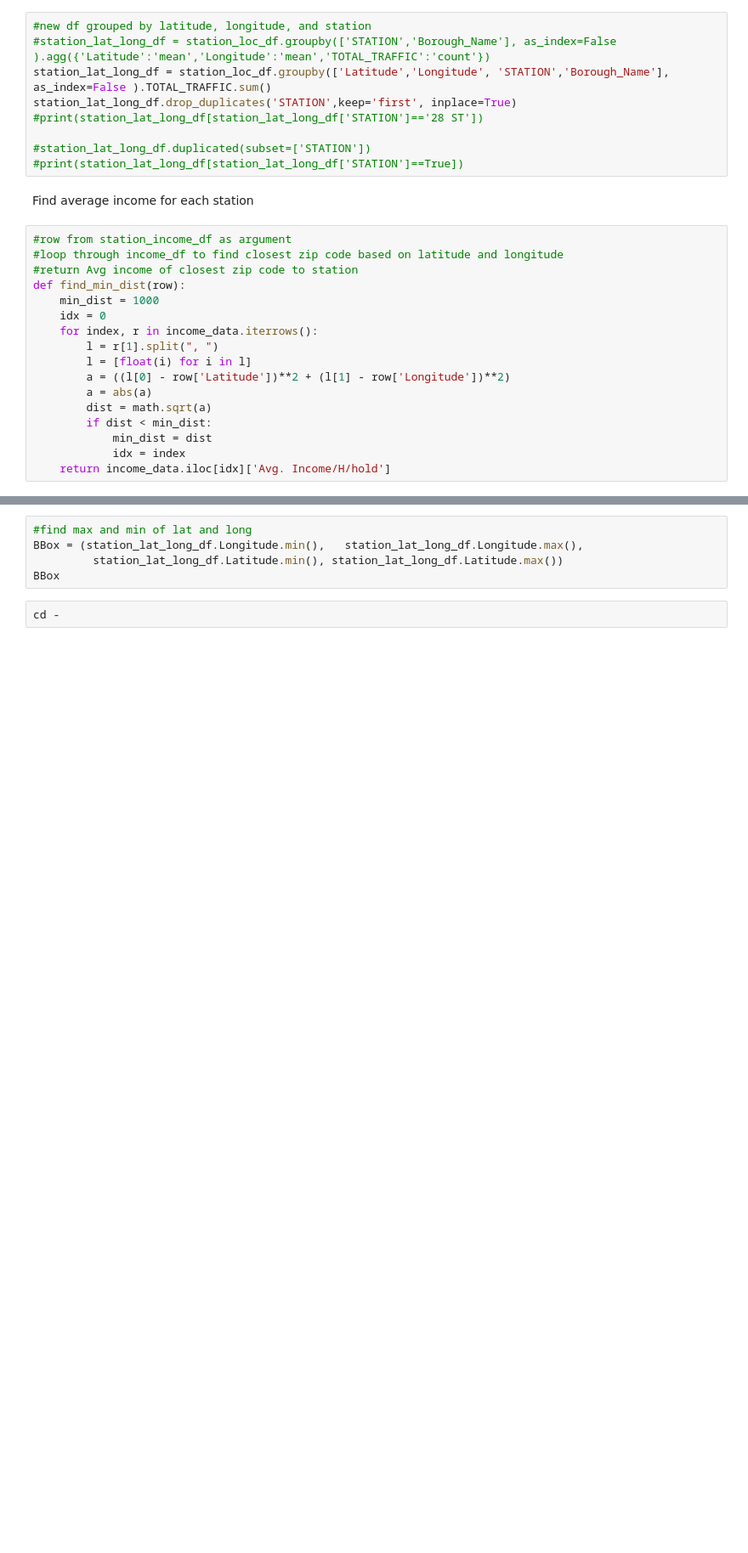
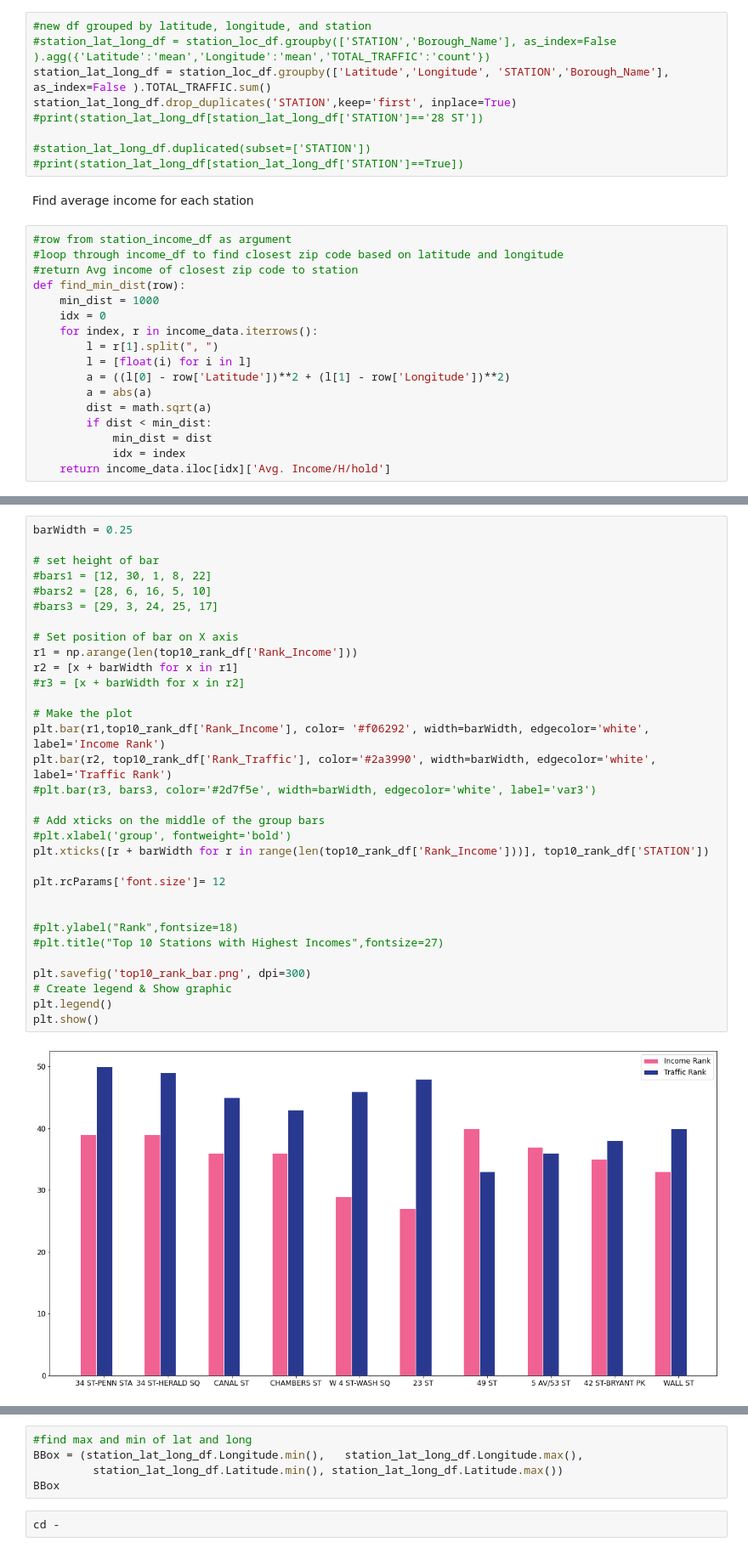
Before and after one commit to racheldilley1/mta-project-1, a Jupyter notebook: Proj2.ipynb, the cells around one changed output, grey strips where cells are left out. Shown at 85% size. Drawn from its saved outputs; the diff is of its cells as text; blank space fills up the shorter version.

Commit message:
add rank graph

```diff
--- a/Proj2.ipynb
+++ b/Proj2.ipynb
@@ -466,0 +538,34 @@ Index: []
+# %%
+barWidth = 0.25
+
+# set height of bar
+#bars1 = [12, 30, 1, 8, 22]
+#bars2 = [28, 6, 16, 5, 10]
+#bars3 = [29, 3, 24, 25, 17]
+
+# Set position of bar on X axis
+r1 = np.arange(len(top10_rank_df['Rank_Income']))
+r2 = [x + barWidth for x in r1]
+#r3 = [x + barWidth for x in r2]
+
+# Make the plot
+plt.bar(r1,top10_rank_df['Rank_Income'], color= '#f06292', width=barWidth, edgecolor='white', label='Income Rank')
+plt.bar(r2, top10_rank_df['Rank_Traffic'], color='#2a3990', width=barWidth, edgecolor='white', label='Traffic Rank')
+#plt.bar(r3, bars3, color='#2d7f5e', width=barWidth, edgecolor='white', label='var3')
+
+# Add xticks on the middle of the group bars
+#plt.xlabel('group', fontweight='bold')
+plt.xticks([r + barWidth for r in range(len(top10_rank_df['Rank_Income']))], top10_rank_df['STATION'])
+
+plt.rcParams['font.size']= 12
+
+
+#plt.ylabel("Rank",fontsize=18)
+#plt.title("Top 10 Stations with Highest Incomes",fontsize=27)
+
+plt.savefig('top10_rank_bar.png', dpi=300)
+# Create legend & Show graphic
+plt.legend()
+plt.show()
+# %% [output]
+[figure, added]
```
Also changed, not shown: parts of 12 cells of this notebook, 1 other file.
